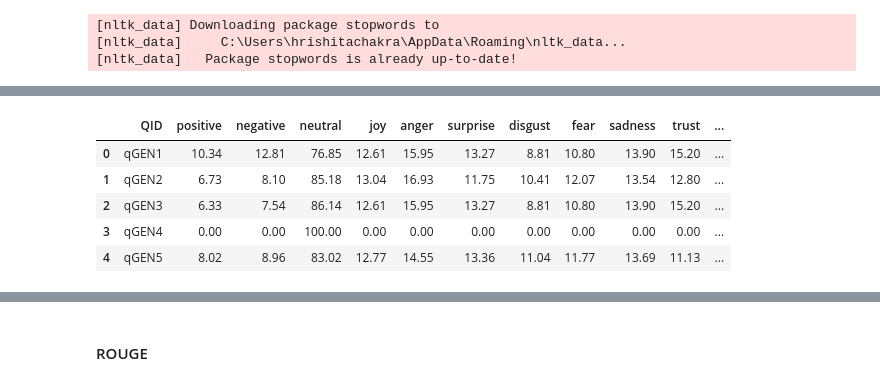
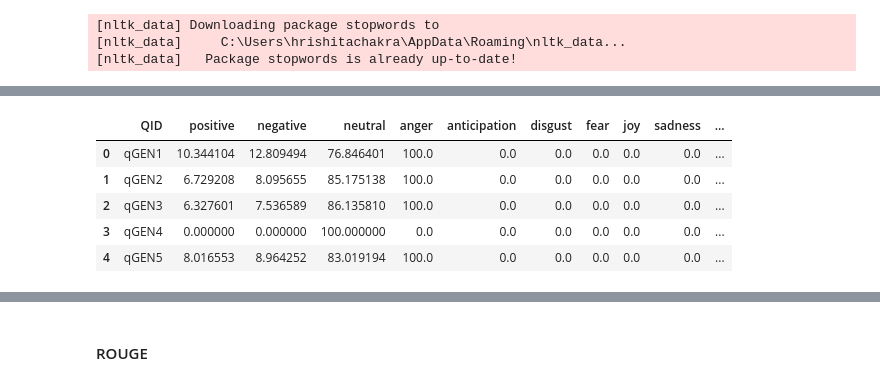
Before and after one commit to HrishitaC/InsideOut2, a Jupyter notebook: Code/emotion_profile.ipynb, the cells around one changed output, grey strips where cells are left out. Cells and saved outputs as stored; diff of their text form; code cells hidden in the pictures.

Commit message:
Changed lexical emotion analysis

```diff
--- a/Code/emotion_profile.ipynb
+++ b/Code/emotion_profile.ipynb
@@ -182,10 +215,10 @@ from nltk.corpus import stopwords
 nltk.download('stopwords')
 stopwords_list = stopwords.words('italian')
 
-emotion_lexicon = pd.read_csv("../Data/IT_emotion_lexicon_normalised_new.csv")
-sentiment_lexicon = pd.read_csv("../Data/IT_sentiment_lexicon.csv")
 nlp = spacy.load("it_core_news_sm")
 emotion_names = ["joy", "anger", "surprise", "disgust", "fear", "sadness", "trust", "anticipation"]
+emotion_lexicon = pd.read_csv("../Data/IT_emotion_lexicon_binary.csv")
+sentiment_lexicon = pd.read_csv("../Data/IT_sentiment_lexicon.csv")
 
 def calc_emotion_profile(text):
 
@@ -221,18 +254,26 @@ def calc_emotion_profile(text):
                 scores["negative"].append(0)
                 scores["neutral"].append(1)
 
-            emotions = emotion_lexicon.loc[(emotion_lexicon["actual_word"]==word) & (emotion_lexicon["lemma"]==lemma) & (emotion_lexicon["pos"]==pos)]
+            emotions = emotion_lexicon.loc[(emotion_lexicon["word"]==word) & (emotion_lexicon["pos"]==pos)]
             if len(emotions) > 0:
                 # print(word)
                 for emo in emotion_names:
                     scores[emo].append(emotions[emo].values[0])
 
-    emo_profile = []
+    emo_profile = {}
+    norm_factor = 0
     for key in scores.keys():
         if len(scores[key]) > 0:
-            emo_profile.append(round(np.average(scores[key])*100, 2))
+            emo_val = np.average(scores[key])*100
         else:
-            emo_profile.append(0.00)
+            emo_val = 0.00
+        emo_profile[key] = emo_val
+        if key in emotion_names:
+            norm_factor += emo_val
+
+    if norm_factor > 0:
+        for key in emotion_names:
+            emo_profile[key] = emo_profile[key]*100/norm_factor
 
     return emo_profile
 # %% [output]
@@ -327,26 +396,40 @@ IO_EP_df.head()
 # %%
 import pandas as pd
 from tqdm.notebook import tqdm
 
 queries = pd.read_csv("../Data/SIGIR_queries_IT.csv")
-query_emotional_profile = []
+query_emotional_profile = {
+    "QID":[],
+    "positive":[],
+    "negative": [],
+    "neutral": [],
+    "anger":[],
+    "anticipation":[],
+    "disgust": [],
+    "fear":[],
+    "joy": [],
+    "sadness": [],
+    "surprise": [],
+    "trust": [],
+}
 
 for _, row in tqdm(queries.iterrows(), total = len(queries)):
-    qid = row["QID"]
+    query_emotional_profile["QID"].append(row["QID"])
     query = row["Query"]
     # prompt_type = row["Prompt Type"]
     emo_profile = calc_emotion_profile(query)
-    query_emotional_profile.append([qid]+emo_profile)
+    for key in emo_profile:
+        query_emotional_profile[key].append(emo_profile[key])
 
-query_EP_df = pd.DataFrame(query_emotional_profile, columns=["QID", "positive", "negative", "neutral", "joy", "anger", "surprise", "disgust", "fear", "sadness", "trust", "anticipation"])
+query_EP_df = pd.DataFrame.from_dict(query_emotional_profile)
 query_EP_df.to_csv("../Results/SIGIR_lexicon_queryWise_queryEP.csv", index=False)
 query_EP_df.head()
 # %% [output]
-|  | QID | positive | negative | neutral | joy | anger | surprise | disgust | fear | sadness | trust | ... |
-| 0 | qGEN1 | 10.34 | 12.81 | 76.85 | 12.61 | 15.95 | 13.27 | 8.81 | 10.80 | 13.90 | 15.20 | ... |
-| 1 | qGEN2 | 6.73 | 8.10 | 85.18 | 13.04 | 16.93 | 11.75 | 10.41 | 12.07 | 13.54 | 12.80 | ... |
-| 2 | qGEN3 | 6.33 | 7.54 | 86.14 | 12.61 | 15.95 | 13.27 | 8.81 | 10.80 | 13.90 | 15.20 | ... |
-| 3 | qGEN4 | 0.00 | 0.00 | 100.00 | 0.00 | 0.00 | 0.00 | 0.00 | 0.00 | 0.00 | 0.00 | ... |
-| 4 | qGEN5 | 8.02 | 8.96 | 83.02 | 12.77 | 14.55 | 13.36 | 11.04 | 11.77 | 13.69 | 11.13 | ... |
+|  | QID | positive | negative | neutral | anger | anticipation | disgust | fear | joy | sadness | ... |
+| 0 | qGEN1 | 10.344104 | 12.809494 | 76.846401 | 100.0 | 0.0 | 0.0 | 0.0 | 0.0 | 0.0 | ... |
+| 1 | qGEN2 | 6.729208 | 8.095655 | 85.175138 | 100.0 | 0.0 | 0.0 | 0.0 | 0.0 | 0.0 | ... |
+| 2 | qGEN3 | 6.327601 | 7.536589 | 86.135810 | 100.0 | 0.0 | 0.0 | 0.0 | 0.0 | 0.0 | ... |
+| 3 | qGEN4 | 0.000000 | 0.000000 | 100.000000 | 0.0 | 0.0 | 0.0 | 0.0 | 0.0 | 0.0 | ... |
+| 4 | qGEN5 | 8.016553 | 8.964252 | 83.019194 | 100.0 | 0.0 | 0.0 | 0.0 | 0.0 | 0.0 | ... |
 # %%
 bing = pd.read_csv("../Data/SIGIR_bing_resp.csv")
```
Also changed, not shown: parts of 11 cells of this notebook, 8 other files.
